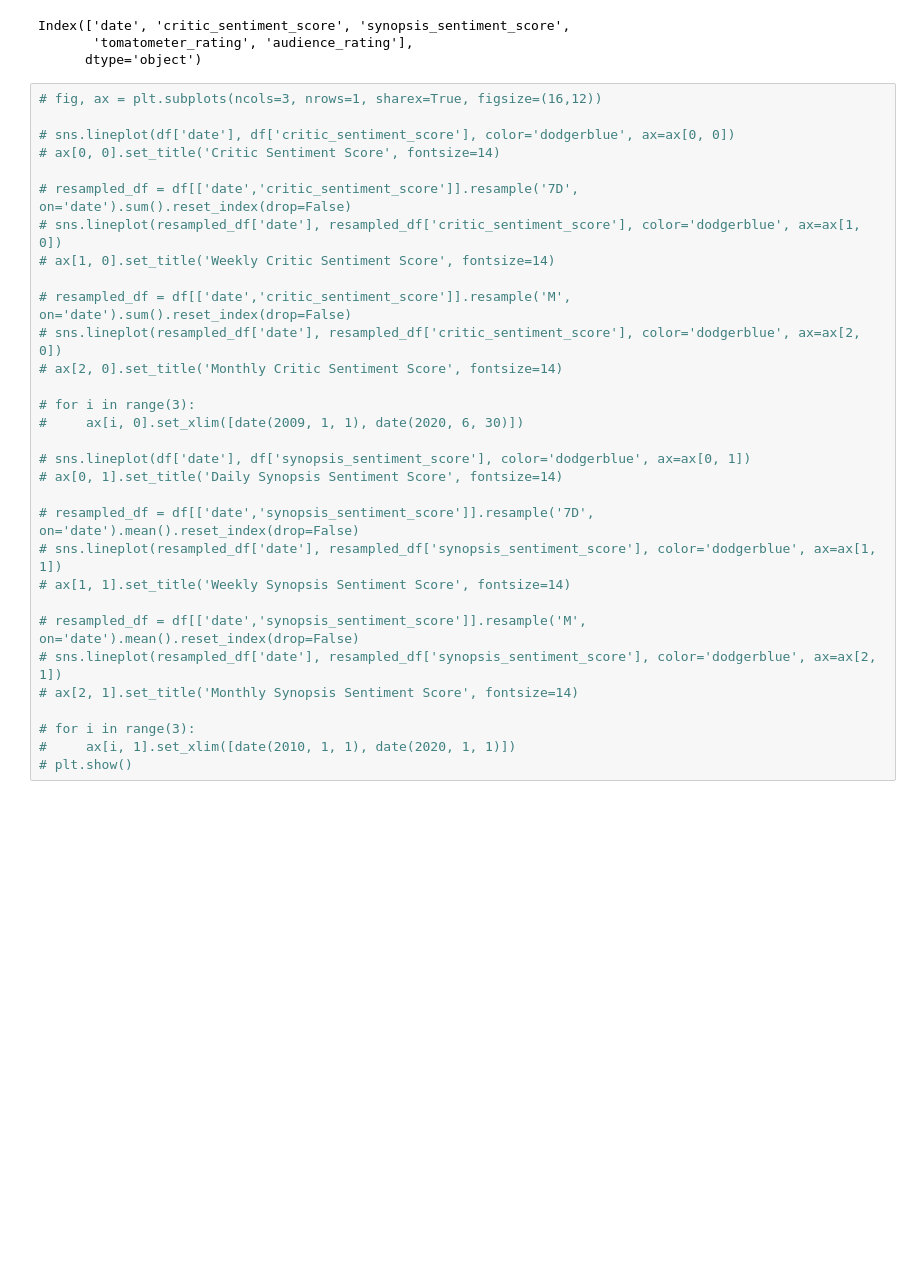
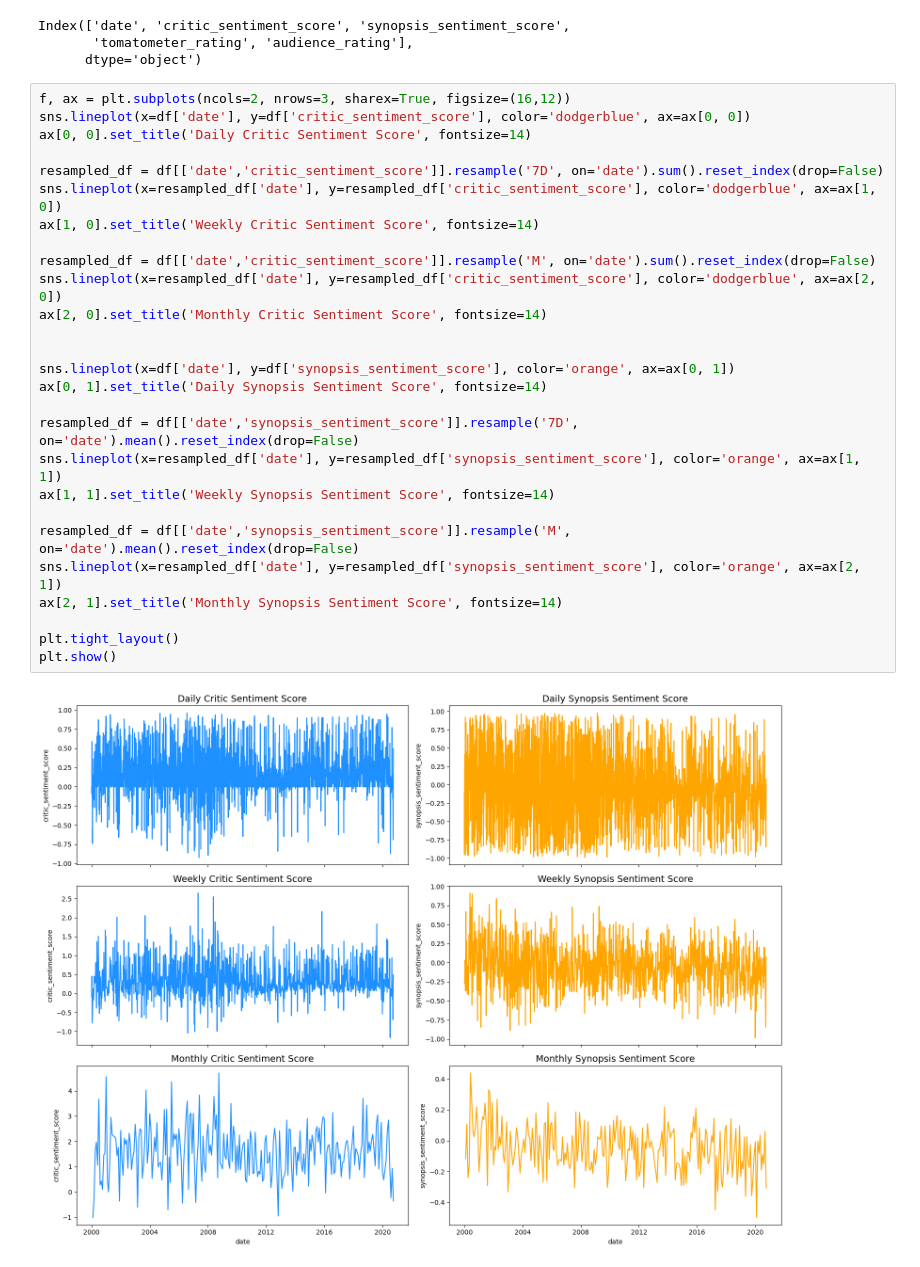
Before and after one commit to statzenthusiast921/rotten-tomatoes-analysis, a Jupyter notebook: notebooks/RT Time Series Forecasting Part 2 02.18.23.ipynb, the cells around one changed output. Cells and saved outputs as stored; diff of their text form; blank space fills up the shorter version.

```diff
--- a/notebooks/RT Time Series Forecasting Part 2 02.18.23.ipynb
+++ b/notebooks/RT Time Series Forecasting Part 2 02.18.23.ipynb
@@ -331,33 +331,31 @@ Index(['date', 'critic_sentiment_score', 'synopsis_sentiment_score',
        'tomatometer_rating', 'audience_rating'],
       dtype='object')
 # %%
-# fig, ax = plt.subplots(ncols=3, nrows=1, sharex=True, figsize=(16,12))
+f, ax = plt.subplots(ncols=2, nrows=3, sharex=True, figsize=(16,12))
+sns.lineplot(x=df['date'], y=df['critic_sentiment_score'], color='dodgerblue', ax=ax[0, 0])
+ax[0, 0].set_title('Daily Critic Sentiment Score', fontsize=14)
 
-# sns.lineplot(df['date'], df['critic_sentiment_score'], color='dodgerblue', ax=ax[0, 0])
-# ax[0, 0].set_title('Critic Sentiment Score', fontsize=14)
+resampled_df = df[['date','critic_sentiment_score']].resample('7D', on='date').sum().reset_index(drop=False)
+sns.lineplot(x=resampled_df['date'], y=resampled_df['critic_sentiment_score'], color='dodgerblue', ax=ax[1, 0])
+ax[1, 0].set_title('Weekly Critic Sentiment Score', fontsize=14)
 
-# resampled_df = df[['date','critic_sentiment_score']].resample('7D', on='date').sum().reset_index(drop=False)
-# sns.lineplot(resampled_df['date'], resampled_df['critic_sentiment_score'], color='dodgerblue', ax=ax[1, 0])
-# ax[1, 0].set_title('Weekly Critic Sentiment Score', fontsize=14)
+resampled_df = df[['date','critic_sentiment_score']].resample('M', on='date').sum().reset_index(drop=False)
+sns.lineplot(x=resampled_df['date'], y=resampled_df['critic_sentiment_score'], color='dodgerblue', ax=ax[2, 0])
+ax[2, 0].set_title('Monthly Critic Sentiment Score', fontsize=14)
 
-# resampled_df = df[['date','critic_sentiment_score']].resample('M', on='date').sum().reset_index(drop=False)
-# sns.lineplot(resampled_df['date'], resampled_df['critic_sentiment_score'], color='dodgerblue', ax=ax[2, 0])
-# ax[2, 0].set_title('Monthly Critic Sentiment Score', fontsize=14)
 
-# for i in range(3):
-#     ax[i, 0].set_xlim([date(2009, 1, 1), date(2020, 6, 30)])
+sns.lineplot(x=df['date'], y=df['synopsis_sentiment_score'], color='orange', ax=ax[0, 1])
+ax[0, 1].set_title('Daily Synopsis Sentiment Score', fontsize=14)
 
-# sns.lineplot(df['date'], df['synopsis_sentiment_score'], color='dodgerblue', ax=ax[0, 1])
-# ax[0, 1].set_title('Daily Synopsis Sentiment Score', fontsize=14)
+resampled_df = df[['date','synopsis_sentiment_score']].resample('7D', on='date').mean().reset_index(drop=False)
+sns.lineplot(x=resampled_df['date'], y=resampled_df['synopsis_sentiment_score'], color='orange', ax=ax[1, 1])
+ax[1, 1].set_title('Weekly Synopsis Sentiment Score', fontsize=14)
 
-# resampled_df = df[['date','synopsis_sentiment_score']].resample('7D', on='date').mean().reset_index(drop=False)
-# sns.lineplot(resampled_df['date'], resampled_df['synopsis_sentiment_score'], color='dodgerblue', ax=ax[1, 1])
-# ax[1, 1].set_title('Weekly Synopsis Sentiment Score', fontsize=14)
+resampled_df = df[['date','synopsis_sentiment_score']].resample('M', on='date').mean().reset_index(drop=False)
+sns.lineplot(x=resampled_df['date'], y=resampled_df['synopsis_sentiment_score'], color='orange', ax=ax[2, 1])
+ax[2, 1].set_title('Monthly Synopsis Sentiment Score', fontsize=14)
 
-# resampled_df = df[['date','synopsis_sentiment_score']].resample('M', on='date').mean().reset_index(drop=False)
-# sns.lineplot(resampled_df['date'], resampled_df['synopsis_sentiment_score'], color='dodgerblue', ax=ax[2, 1])
-# ax[2, 1].set_title('Monthly Synopsis Sentiment Score', fontsize=14)
-
-# for i in range(3):
-#     ax[i, 1].set_xlim([date(2010, 1, 1), date(2020, 1, 1)])
-# plt.show()
+plt.tight_layout()
+plt.show()
+# %% [output]
+[figure, added]
```
Also changed, not shown: parts of 3 cells of this notebook.
